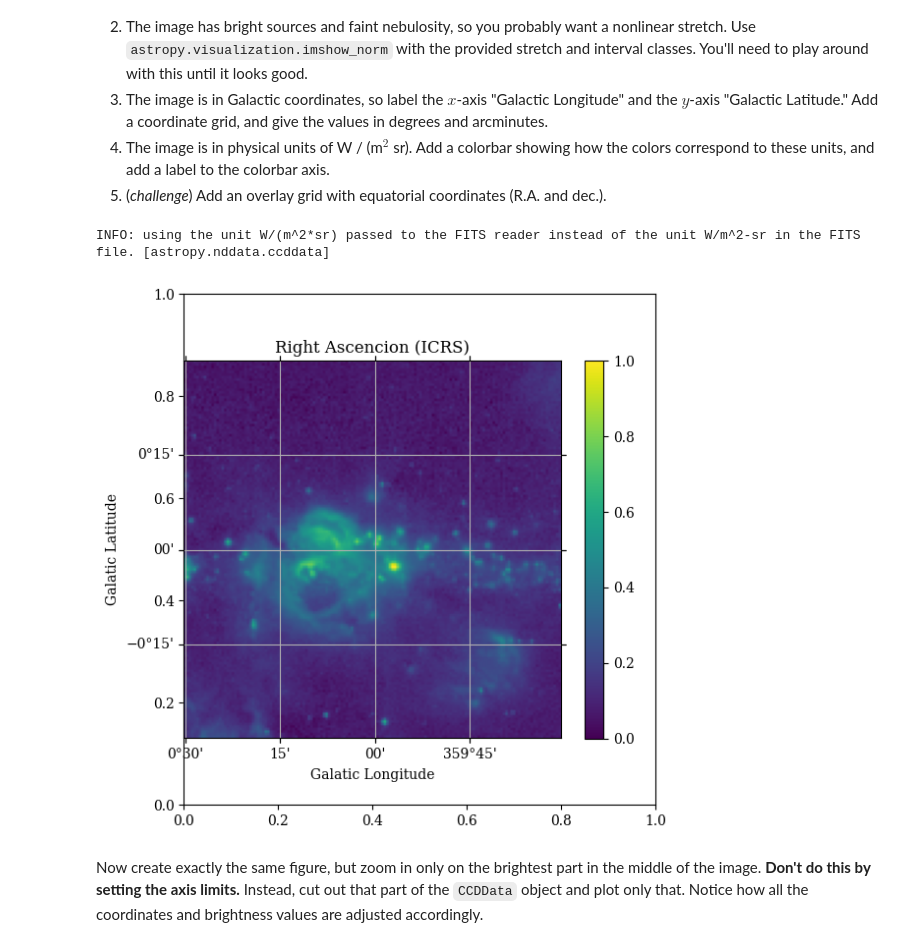
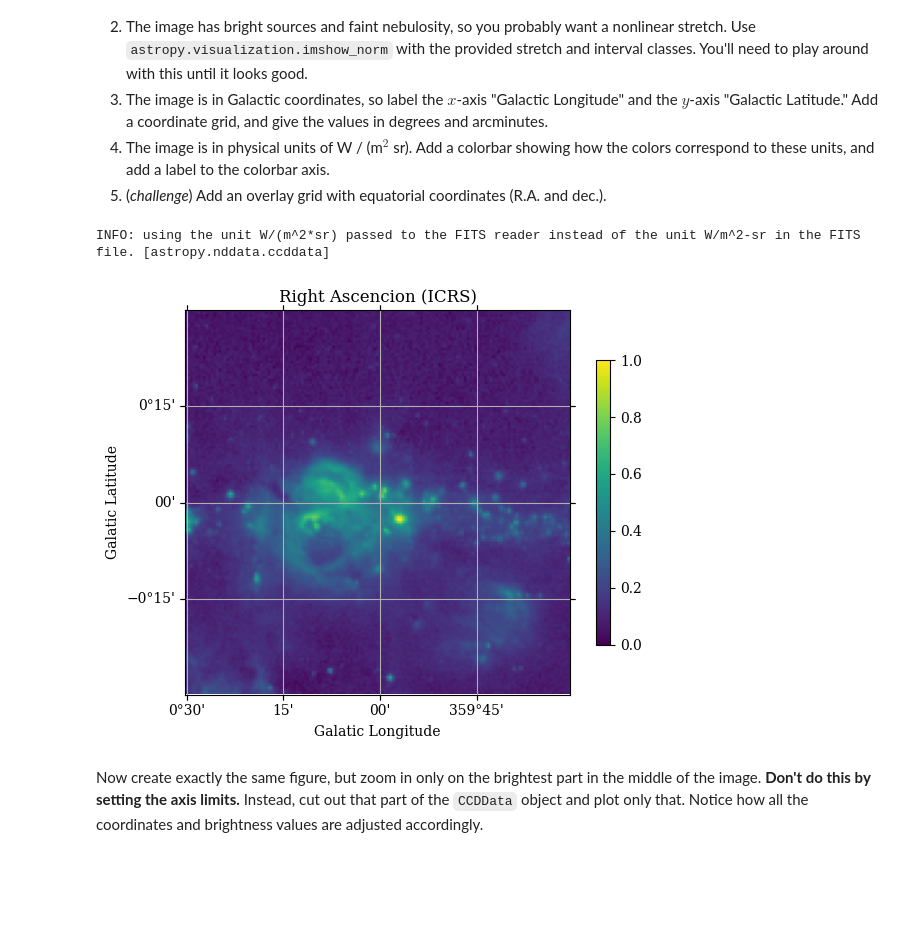
Before and after one commit to ASTR154/data-visualization, a Jupyter notebook: data-visualization.ipynb, the cells around one changed output. Cells and saved outputs as stored; diff of their text form; code cells hidden in the pictures; blank space fills up the shorter version.

```diff
--- a/data-visualization.ipynb
+++ b/data-visualization.ipynb
@@ -33,35 +33,35 @@ filename = get_pkg_data_filename('galactic_center/gc_msx_e.fits')
 # read the file in as a CCDData object; the units are formatted incorrectly in the header
 ccddata = CCDData.read(filename, unit='W/(m^2*sr)')
 
 # create a new figure and axis with a WCS projection
-fig, axs = plt.subplots(figsize=(6,6))
+fig=plt.figure()
 ax = fig.add_subplot(projection=ccddata.wcs)
 
 data = ccddata.data
 stretch = LogStretch(900)
 stretched_data = stretch(data/data.max())
 
 image = plt.imshow(stretched_data, origin ='lower')
 
 # display the image on that axis with a nice stretch
 
 # format the axes
 
 # add a color bar
 plt.colorbar(image, shrink =0.74)
 ax.set_xlabel('Galatic Longitude')
 ax.set_ylabel('Galatic Latitude')
 ax.set_title('Right Ascencion (ICRS)')
 ax.grid(image)
 # add the overlay grid
 
 # remove padding around axes in figure
 plt.tight_layout()
 
 # save the results
 # %% [output]
 INFO: using the unit W/(m^2*sr) passed to the FITS reader instead of the unit W/m^2-sr in the FITS file. [astropy.nddata.ccddata]
-[figure, old version]
+[figure, new version]
 # %% [markdown]
 Now create exactly the same figure, but zoom in only on the brightest part in the middle of the image. **Don't do this by setting the axis limits.** Instead, cut out that part of the `CCDData` object and plot only that. Notice how all the coordinates and brightness values are adjusted accordingly.
 # %%
```
Also changed, not shown: parts of 1 cell of this notebook.
